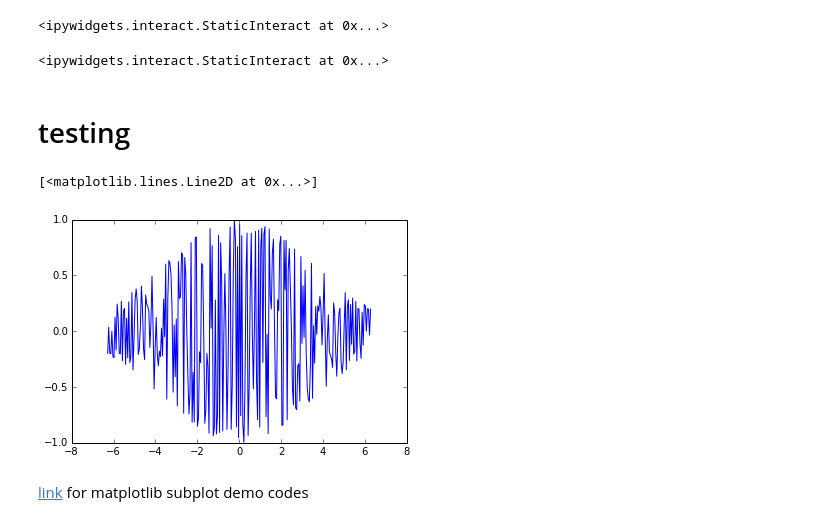
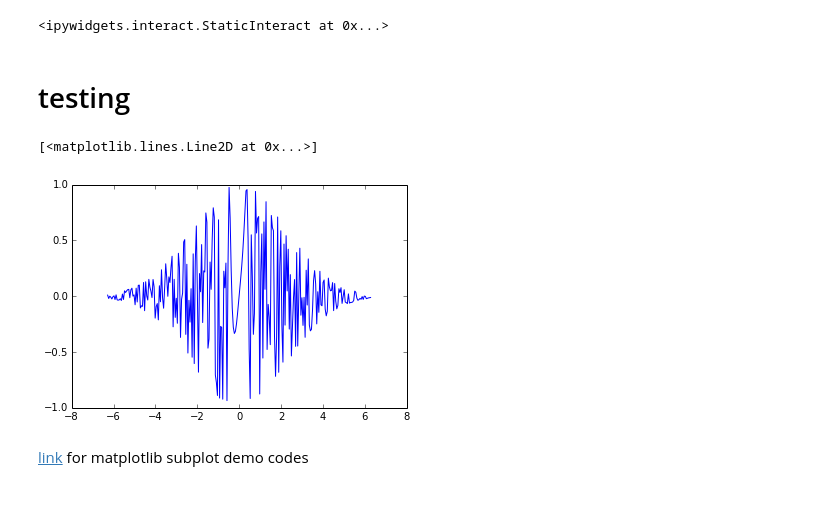
Before and after one commit to rahulporuri/fun_with_physics_models, a Jupyter notebook: chirped_pulses.ipynb, the cells around one changed output. Cells and saved outputs as stored; diff of their text form; code cells hidden in the pictures.

```diff
--- a/chirped_pulses.ipynb
+++ b/chirped_pulses.ipynb
@@ -77,15 +83,11 @@ def plot(a):
-# %%
-StaticInteract(plot,a=RangeWidget(0, 10., 1))
-# %% [output]
-<ipywidgets.interact.StaticInteract at 0x...>
 # %% [markdown]
 testing
 ===
 # %%
 t = np.linspace(-2*np.pi,2*np.pi,250)
-plt.plot(t,np.exp(-t**2/25)*np.sin(t*50+500*t**3))
+plt.plot(t,np.exp(-t**2/10)*np.sin(t*2*np.pi/3+50*t**4))
 # %% [output]
 [<matplotlib.lines.Line2D at 0x...>]
-[figure, old version]
+[figure, new version]
 # %% [markdown]
 [link](http://matplotlib.org/examples/pylab_examples/subplots_demo.html) for matplotlib subplot demo codes
```
Also changed, not shown: parts of 6 cells of this notebook, 1 other file.
